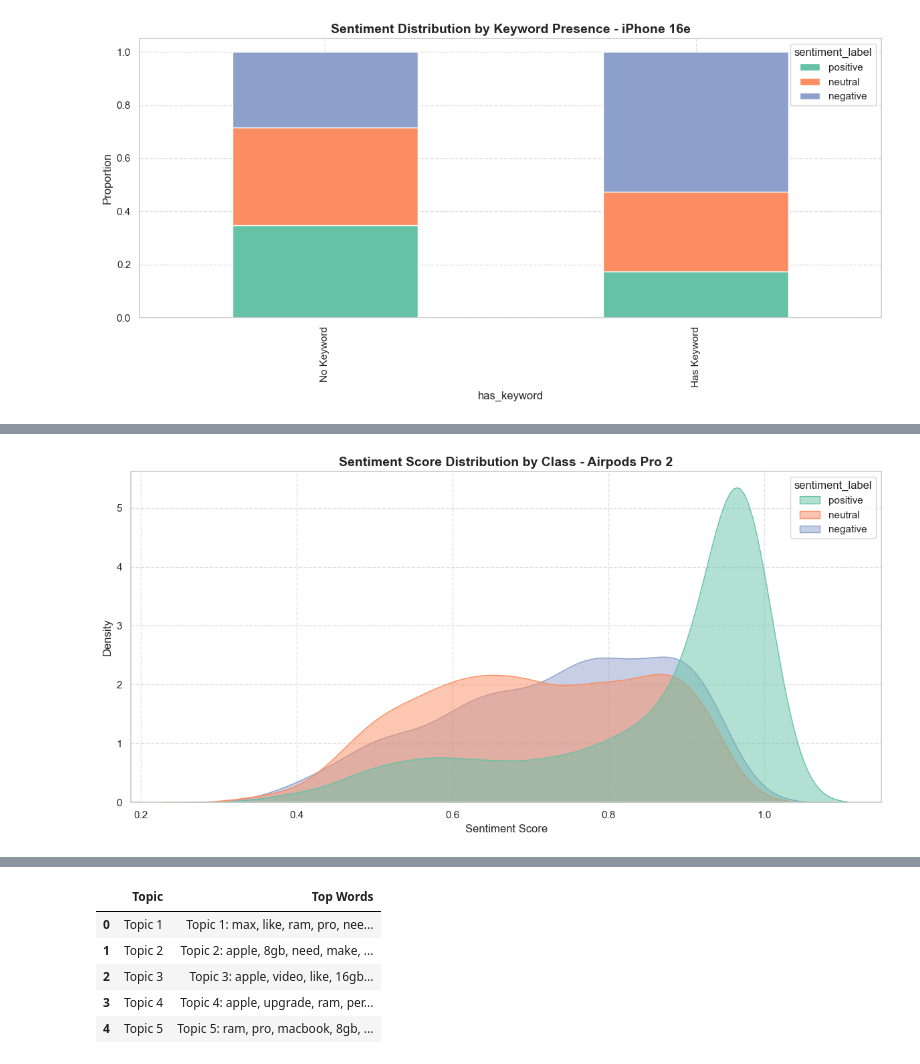
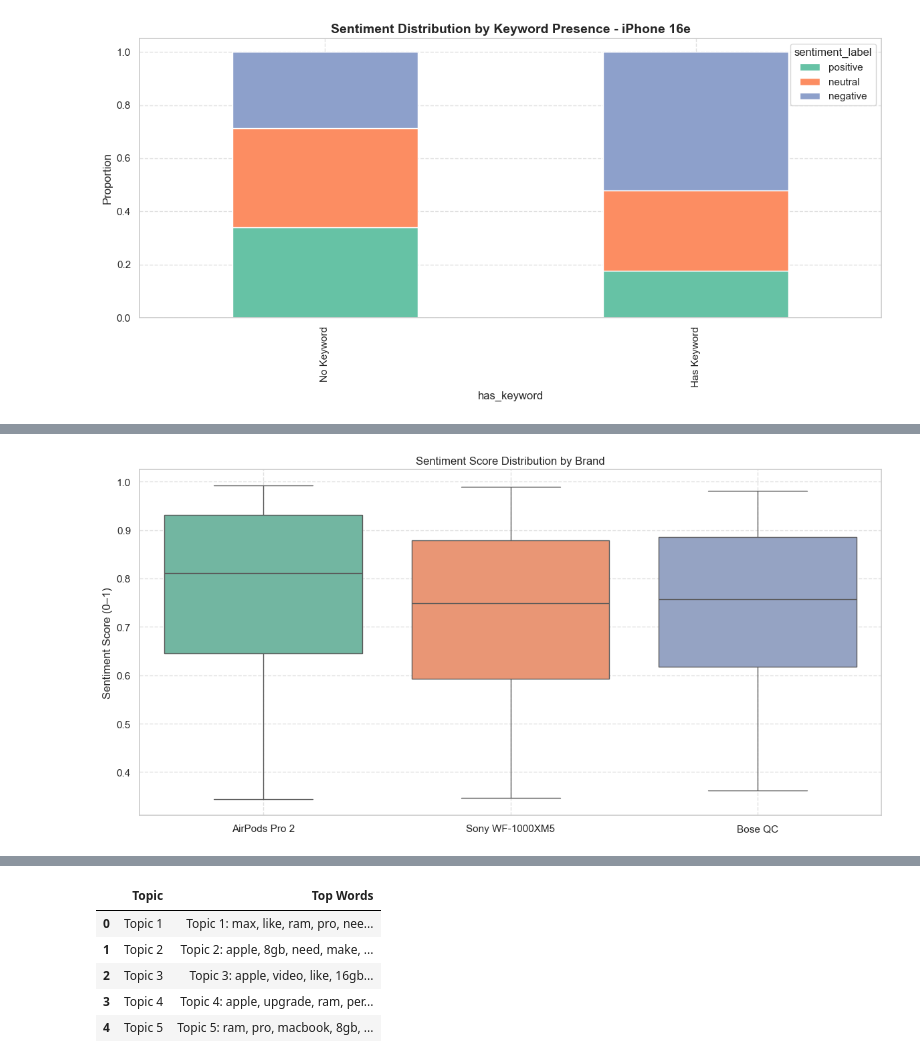
Before and after one commit to SergioCuencaNunez/asw-labs, a Jupyter notebook: project/project.ipynb, the cells around one changed output, grey strips where cells are left out. Cells and saved outputs as stored; diff of their text form; code cells hidden in the pictures.

Commit message:
iphone 16e and airpods pro 2 completed

```diff
--- a/project/project.ipynb
+++ b/project/project.ipynb
@@ -778,6 +860,8 @@ def clean_text_for_sentiment(text):
     text = re.sub(r"\*|_|>|`", "", text)              # remove basic markdown
     return text.strip()
 # %%
+import pandas as pd
+
 dataframes = {
     "comments_iphone16e_MKBHD_youtube": pd.read_csv('data/raw/comments_iphone16e_MKBHD_youtube.csv'),
     "comments_iphone16e_iJustine_youtube": pd.read_csv('data/raw/comments_iphone16e_iJustine_youtube.csv'),
@@ -787,6 +871,8 @@ dataframes = {
     "comments_macbookprom3_iJustine_youtube": pd.read_csv('data/raw/comments_macbookprom3_iJustine_youtube.csv'),
     "comments_iphone16e_reddit": pd.read_csv('data/raw/comments_iphone16e_reddit.csv'),
     "comments_airpodspro2_reddit": pd.read_csv('data/raw/comments_airpodspro2_reddit.csv'),
+    "comments_airpodspro2_vs_WF-1000XM5_reddit": pd.read_csv('data/raw/comments_airpodspro2_vs_WF-1000XM5_reddit.csv'),
+    "comments_airpodspro2_vs_boseqc_reddit": pd.read_csv('data/raw/comments_airpodspro2_vs_boseqc_reddit.csv'),
     "comments_macbookprom3_reddit": pd.read_csv('data/raw/comments_macbookprom3_reddit.csv')
 }
 
@@ -799,6 +885,19 @@ for name, df in dataframes.items():
 
     dataframes[name] = df
 
+youtuber_keywords = r"\b(?:intro(?:duction)?|mkbhd|justine|ijustine|mustachekbhd|marque)\b"
+
+for key in dataframes:
+    df = dataframes[key]
+
+    # Drop NaNs
+    df = df.dropna(subset=["clean_text_analysis"])
+
+    # Delete youtuber's related comments
+    df = df[~df["clean_text_analysis"].str.contains(youtuber_keywords, case=False, na=False)]
+
+    dataframes[key] = df.reset_index(drop=True)
+
 print("Cleaning finished")
 # %% [output]
 Cleaning finished
@@ -1192,13 +1461,14 @@ plt.show()
 # %%
-# Sentiment Distribution
-plt.figure(figsize=(12, 6), facecolor='none')
-sns.kdeplot(data=airpods_pro2, x="sentiment_score", hue="sentiment_label", palette="Set2", fill=True, common_norm=False, alpha=0.5)
-plt.title("Sentiment Score Distribution by Class - Airpods Pro 2", fontsize=14, weight="bold")
-plt.xlabel("Sentiment Score", fontsize=12)
-plt.ylabel("Density", fontsize=12)
-plt.grid(linestyle="--", alpha=0.6)
+# Average sentiment score per brand
+fig = plt.figure(figsize=(12, 6), facecolor='none')
+ax = fig.add_subplot(111)
+sns.boxplot(data=df, x="brand", y="sentiment_score", ax=ax, hue='brand', palette="Set2")
+ax.set_title("Sentiment Score Distribution by Brand")
+ax.set_ylabel("Sentiment Score (0–1)")
+ax.set_xlabel("")
+ax.set_facecolor('none')
+ax.grid(linestyle="--", alpha=0.6)
 plt.tight_layout()
-plt.gca().set_facecolor('none')
 plt.show()
 # %% [output]
-[figure, old version]
+[figure, new version]
```
Also changed, not shown: parts of 31 cells of this notebook, 7 other files.
